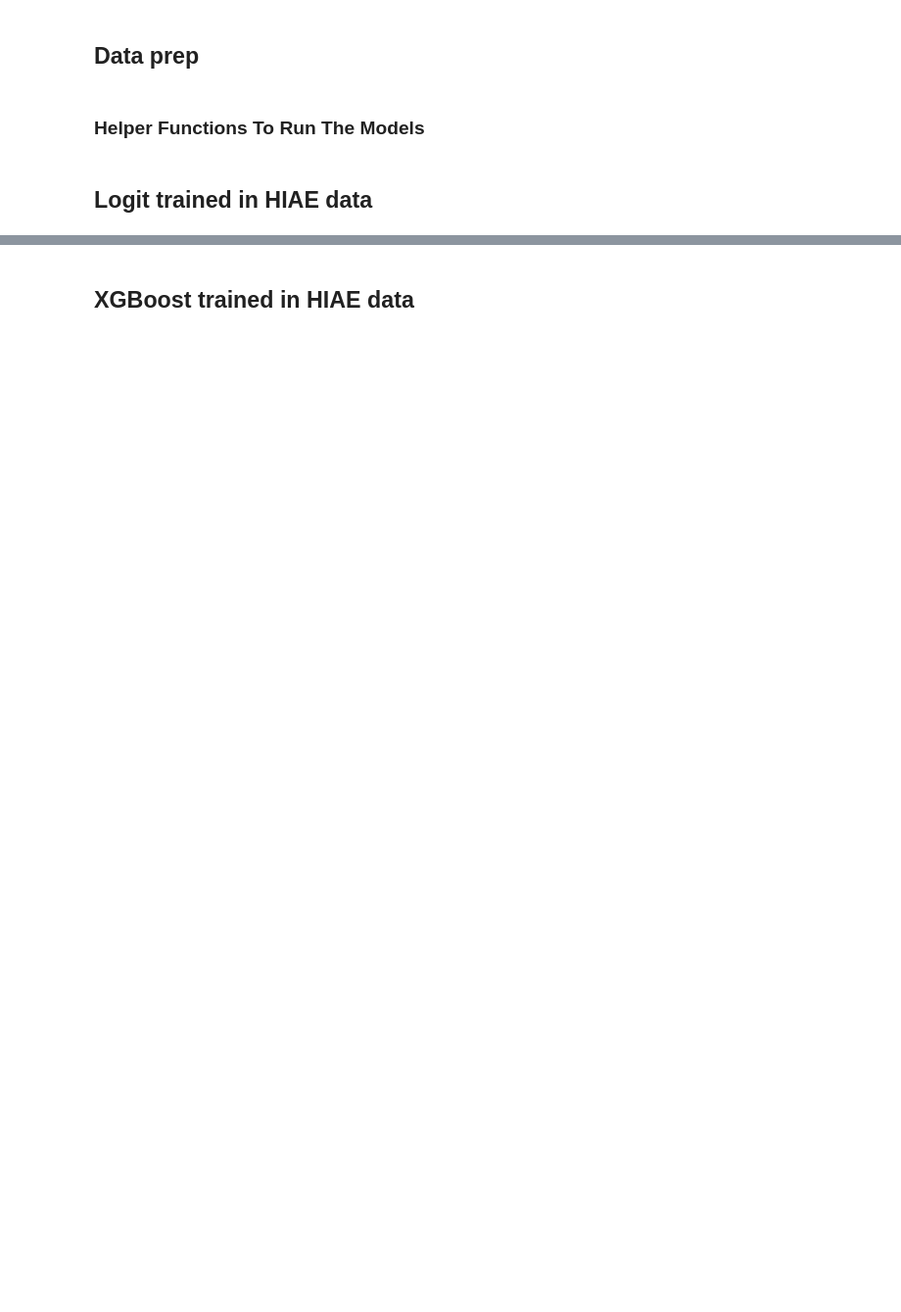
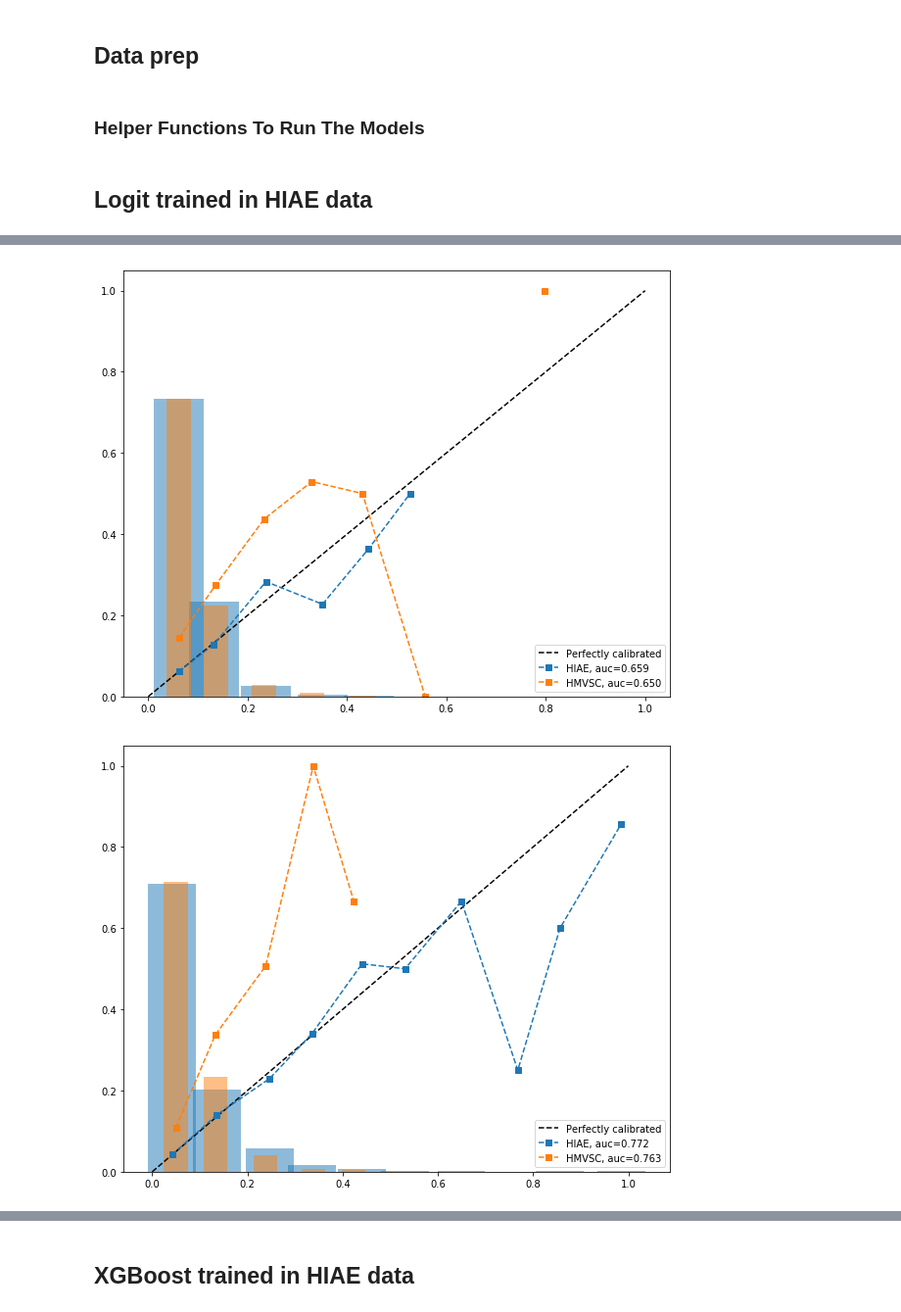
Before and after one commit to deliberato/mortality_prediction, a Jupyter notebook: analysis.ipynb, the cells around one changed output, grey strips where cells are left out. Shown at 98% size. Saved outputs shown, nothing was run; the diff lists cells and outputs as text; code cells hidden in the pictures; blank space fills up the shorter version.

```diff
--- a/analysis.ipynb
+++ b/analysis.ipynb
@@ -84,6 +84,9 @@ group_adm_src(hiae)
 group_adm_src(hmvsc)
 # %%
 class CustomImputer:
+    """
+    Impute mode for each categorical column and pre-defined normal values otherwise.
+    """
     def __init__(self, normal, c_cols):
         self.normal = normal
         self.c_cols = c_cols
@@ -271,7 +340,7 @@ def plot(y_pred_hiae, y_true_hiae, y_pred_hmvsc, y_true_hmvsc):
     plt.legend()
     plt.show()
 # %%
-def columns(block):
+def columns2block(block):
     if block == 1:
         columns = physiological
     elif block == 2:
@@ -332,4 +418,0 @@ def lg(hiae, hmvsc, columns, target):
-# %%
-'''Run the model on each of the four blocks'''
-for block in range(1,5):
-    lg(hiae.copy(), hmvsc.copy(), columns(block), target)
@@ -364,0 +419,37 @@ for block in range(1,5):
+# %%
+'''Run the model on each of the four blocks'''
+for block in range(1,5):
+    # prepare data
+    X_hiae, y_hiae, X_hmvsc, y_hmvsc, pipe = prep_data_and_pipeline(
+        hiae.copy(), hmvsc.copy(), columns2block(block), target, model='lr')
+
+    #== train model on hiae
+    model = pipe.fit(X_hiae, y_hiae)
+
+    #== make predictions
+    y_pred_hmvsc = model.predict_proba(X_hmvsc)[:,1]
+
+    # also get cross-validation performance on hiae
+    y_pred_hiae = cross_val_predict(model, X_hiae, y_hiae, cv=5, method='predict_proba')[:,1]
+
+
+    # plot performance
+    plt.figure(figsize=[10,8])
+    ax = plt.gca()
+    ax.plot([0,1],[0,1], linestyle='--', color='k', label="Perfectly calibrated")
+    plot_calib_curve(y_true_hiae, y_pred_hiae, ax=ax,
+                     with_histogram=True, width=0.1,
+                     marker="s", linestyle='--', label="HIAE")
+    plot_calib_curve(y_true_hmvsc, y_pred_hmvsc, ax=ax,
+                     with_histogram=True, width=0.05,
+                     marker="s", linestyle='--', label="HMVSC")
+
+    # Calculate SMR values for both
+    #print(sum(y_hiae)/sum(y_pred_hiae), 'SMR HIAE')
+    #print(sum(y_hmvsc)/sum(y_pred_hmvsc), 'SMR HMVSC')
+
+    plt.legend(loc='lower right')
+    plt.show()
+# %% [output]
+[figure, added]
+[figure, added]
```
Also changed, not shown: parts of 14 cells of this notebook.
